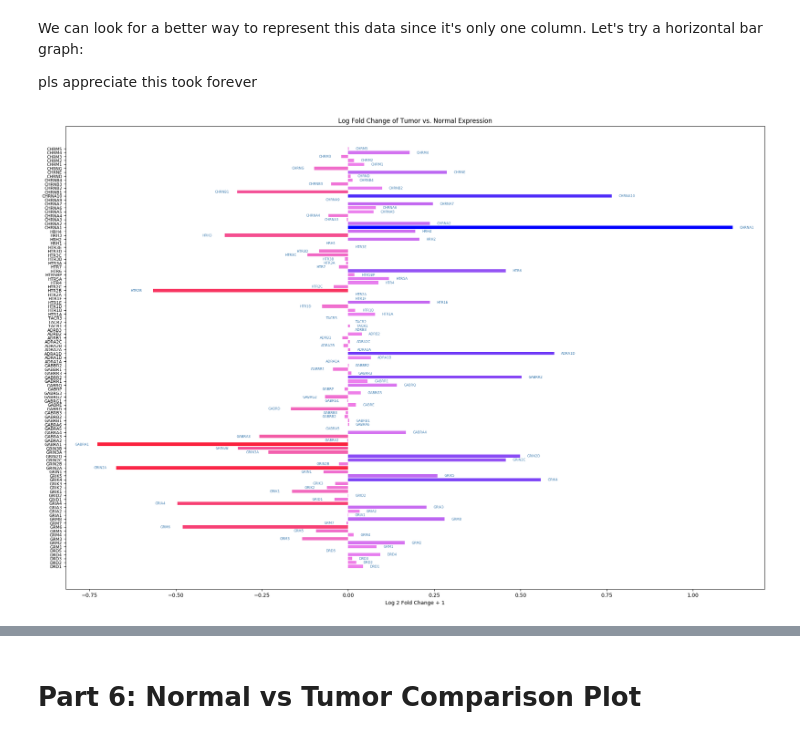
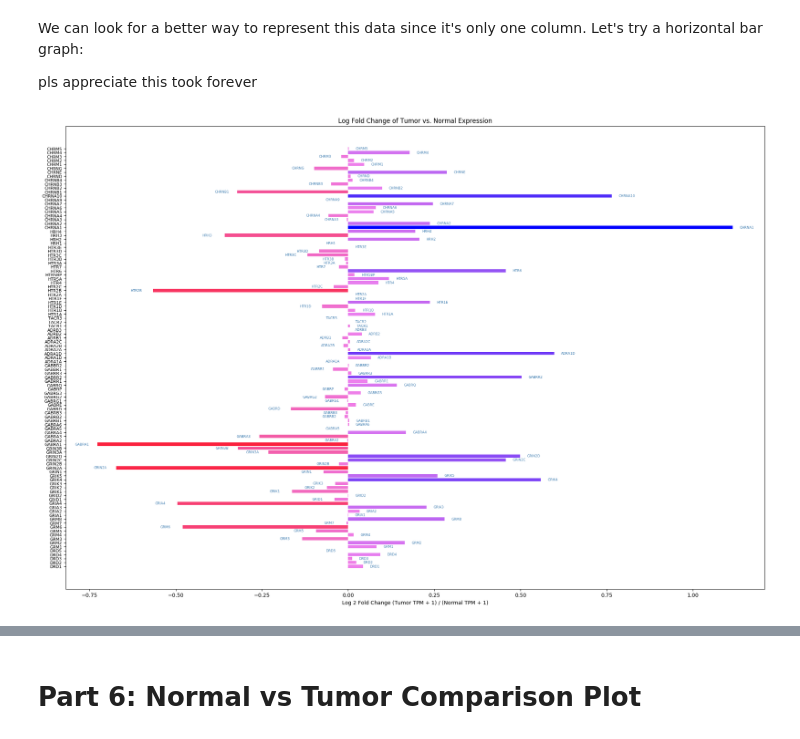
Before and after one commit to sophiaho/broad-work, a Jupyter notebook: cancer_expression_heatmap.ipynb, the cells around one changed output, grey strips where cells are left out. Cells and saved outputs as stored; diff of their text form; code cells hidden in the pictures.

```diff
--- a/cancer_expression_heatmap.ipynb
+++ b/cancer_expression_heatmap.ipynb
@@ -863,32 +895,32 @@ def draw_horizontal_bar_chart(table, y_axis_list):
     cmap = mcolors.LinearSegmentedColormap.from_list("", ["red", "violet", "blue"])
 
     ax.barh(y_pos, table['Average by gene'].tolist(), align='center', color=cmap((avg_values.values + 1)/(avg_values.values.max() + 1)))
     ax.set_yticks(y_pos)
     ax.set_yticklabels(y_axis_list, fontsize=8)
-    ax.set_xlabel('Log 2 Fold Change + 1')
+    ax.set_xlabel('Log 2 Fold Change (Tumor TPM + 1) / (Normal TPM + 1)')
     ax.set_title('Log Fold Change of Tumor vs. Normal Expression')
 
     rects = ax.patches
 
     for i, v in enumerate(table['Average by gene'].tolist()):
         if v > 0:
             ax.text(rects[i].get_width() + 0.02, i, y_axis_list[i], color='steelblue', va="center", fontsize=6.5)
         else:
             ax.text(rects[i].get_width() - 0.065, i, y_axis_list[i], color='steelblue', va="center", fontsize=6.5)
 
 
     #norm = mpl.colors.Normalize(vmin=0, vmax=1)
 
     #mpl.colorbar.ColorbarBase(ax2, cmap=cm.RdBu, norm=norm, orientation='horizontal')
 
     #fig.colorbar
 
     # resizing the graph
     fig = plt.gcf()
     fig.set_size_inches(24, 16)
 
     plt.show()
 
 draw_horizontal_bar_chart(log2fold_rnaseq_averaged, log2fold_rnaseq_averaged['hgnc_symbol'].tolist())
 # %% [output]
-[figure, old version]
+[figure, new version]
```
Also changed, not shown: parts of 11 cells of this notebook.
